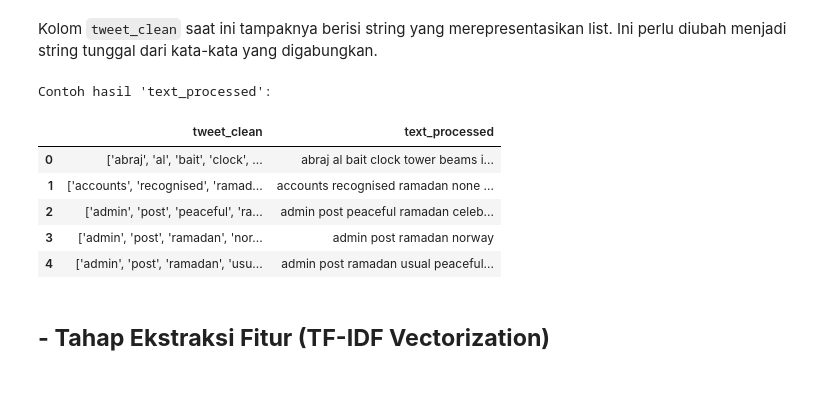
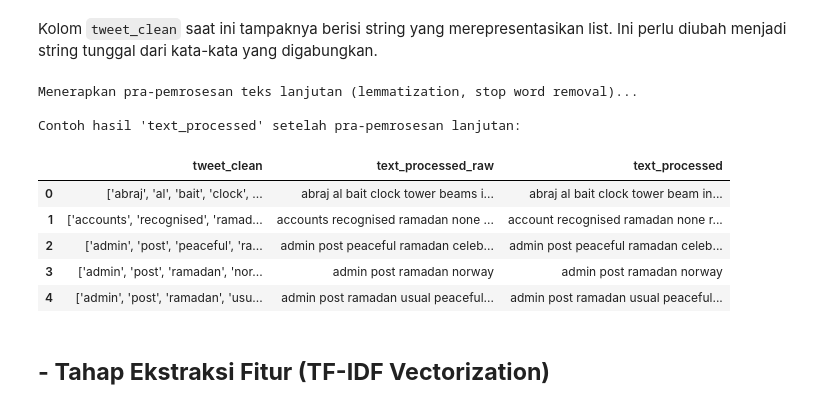
Before and after one commit to LatiefDataVisionary/text-mining-and-natural-language-processing-college-task, a Jupyter notebook: notebooks/decision_tree_model.ipynb, the cells around one changed output. Drawn from its saved outputs; the diff is of its cells as text; code cells hidden in the pictures.

```diff
--- a/notebooks/decision_tree_model.ipynb
+++ b/notebooks/decision_tree_model.ipynb
@@ -271,36 +274,54 @@ dtype: int64
 # %% [markdown]
 Kolom `tweet_clean` saat ini tampaknya berisi string yang merepresentasikan list. Ini perlu diubah menjadi string tunggal dari kata-kata yang digabungkan.
-# %%
-# Fungsi untuk menggabungkan list kata menjadi string
-def join_text_list(text_list_str):
-    if isinstance(text_list_str, str):
-        try:
-            # Mengubah string representasi list menjadi list aktual
-            actual_list = eval(text_list_str)
-            if isinstance(actual_list, list):
-                return ' '.join(actual_list)
-            else:
-                return '' # atau text_list_str jika formatnya tidak terduga tapi ingin dipertahankan
-        except (SyntaxError, NameError, TypeError):
-            # Jika eval gagal (misal karena sudah string), kembalikan string aslinya
-            # Atau bisa jadi ini adalah teks yang memang tidak berbentuk list
-            return text_list_str
-    elif isinstance(text_list_str, list): # Jika sudah berupa list
-        return ' '.join(text_list_str)
-    return '' # Default jika input tidak sesuai
-
-df['text_processed'] = df['tweet_clean'].apply(join_text_list)
-
-print("\nContoh hasil 'text_processed':")
-display(df[['tweet_clean', 'text_processed']].head())
-# %% [output]
-Contoh hasil 'text_processed':
-|  | tweet_clean | text_processed |
-| 0 | ['abraj', 'al', 'bait', 'clock', ... | abraj al bait clock tower beams i... |
-| 1 | ['accounts', 'recognised', 'ramad... | accounts recognised ramadan none ... |
-| 2 | ['admin', 'post', 'peaceful', 'ra... | admin post peaceful ramadan celeb... |
-| 3 | ['admin', 'post', 'ramadan', 'nor... | admin post ramadan norway |
-| 4 | ['admin', 'post', 'ramadan', 'usu... | admin post ramadan usual peaceful... |
+# %%
+# Fungsi untuk menggabungkan list kata menjadi string
+def join_text_list(text_list_str):
+    if isinstance(text_list_str, str):
+        try:
+            actual_list = eval(text_list_str)
+            if isinstance(actual_list, list):
+                return ' '.join(actual_list)
+            else:
+                # Jika eval menghasilkan bukan list (misalnya, sudah string utuh)
+                return str(text_list_str) # Kembalikan sebagai string
+        except Exception: # Tangkap error lebih umum dari eval
+            return str(text_list_str) # Kembalikan string aslinya jika eval gagal
+    elif isinstance(text_list_str, list):
+        return ' '.join(text_list_str)
+    return str(text_list_str) # Pastikan output selalu string
+
+df['text_processed_raw'] = df['tweet_clean'].apply(join_text_list)
+
+# Inisialisasi Lemmatizer dan Stop Words
+lemmatizer = WordNetLemmatizer()
+english_stopwords = set(nltk_stopwords.words('english'))
+# Anda bisa tambahkan custom stop words di sini jika perlu
+# custom_stopwords = {'ramadan', 'mubarak', ...}
+# all_stopwords = english_stopwords.union(custom_stopwords)
+
+def preprocess_text_advanced(text):
+    if not isinstance(text, str): # Pastikan input adalah string
+        return ""
+    words = text.split() # Tokenisasi sederhana
+    # Lemmatisasi dan penghapusan stop words
+    processed_words = [lemmatizer.lemmatize(word.lower()) for word in words if word.lower() not in english_stopwords and word.isalpha()] # Hanya ambil kata alpha
+    return ' '.join(processed_words)
+
+print("\nMenerapkan pra-pemrosesan teks lanjutan (lemmatization, stop word removal)...")
+df['text_processed'] = df['text_processed_raw'].apply(preprocess_text_advanced)
+
+print("\nContoh hasil 'text_processed' setelah pra-pemrosesan lanjutan:")
+display(df[['tweet_clean', 'text_processed_raw', 'text_processed']].head())
+# %% [output]
+Menerapkan pra-pemrosesan teks lanjutan (lemmatization, stop word removal)...
+
+Contoh hasil 'text_processed' setelah pra-pemrosesan lanjutan:
+|  | tweet_clean | text_processed_raw | text_processed |
+| 0 | ['abraj', 'al', 'bait', 'clock', ... | abraj al bait clock tower beams i... | abraj al bait clock tower beam in... |
+| 1 | ['accounts', 'recognised', 'ramad... | accounts recognised ramadan none ... | account recognised ramadan none r... |
+| 2 | ['admin', 'post', 'peaceful', 'ra... | admin post peaceful ramadan celeb... | admin post peaceful ramadan celeb... |
+| 3 | ['admin', 'post', 'ramadan', 'nor... | admin post ramadan norway | admin post ramadan norway |
+| 4 | ['admin', 'post', 'ramadan', 'usu... | admin post ramadan usual peaceful... | admin post ramadan usual peaceful... |
 # %% [markdown]
 ## **- Tahap Ekstraksi Fitur (TF-IDF Vectorization)**
 # %% [markdown]
```
Also changed, not shown: parts of 4 cells of this notebook.
